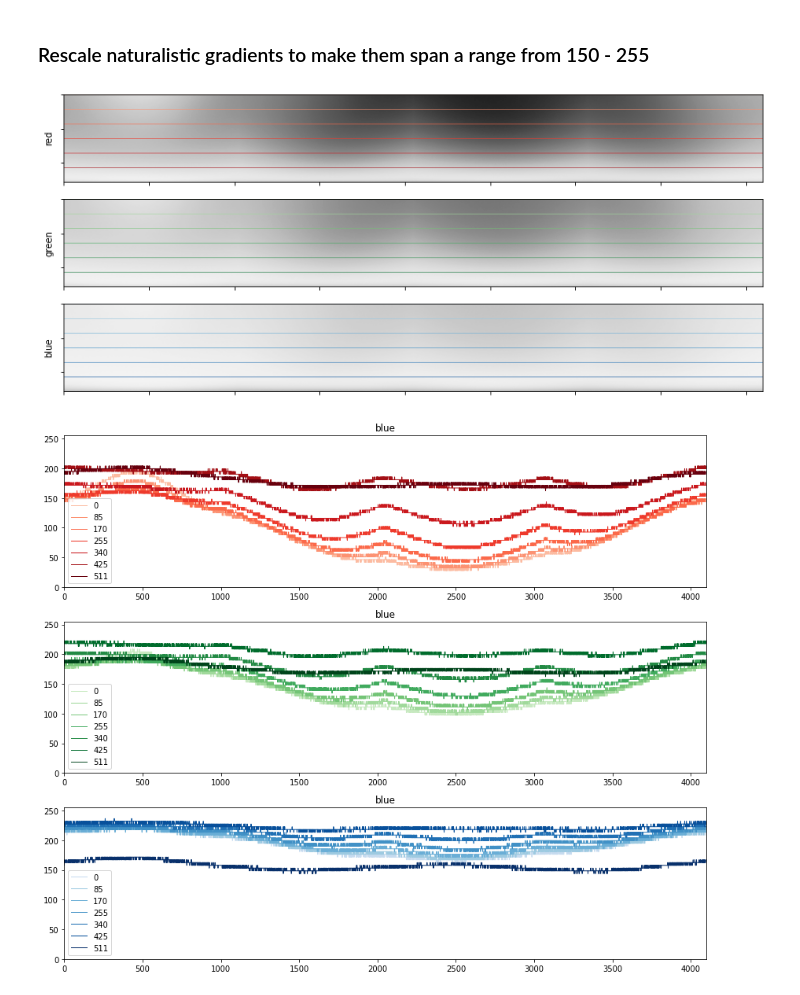
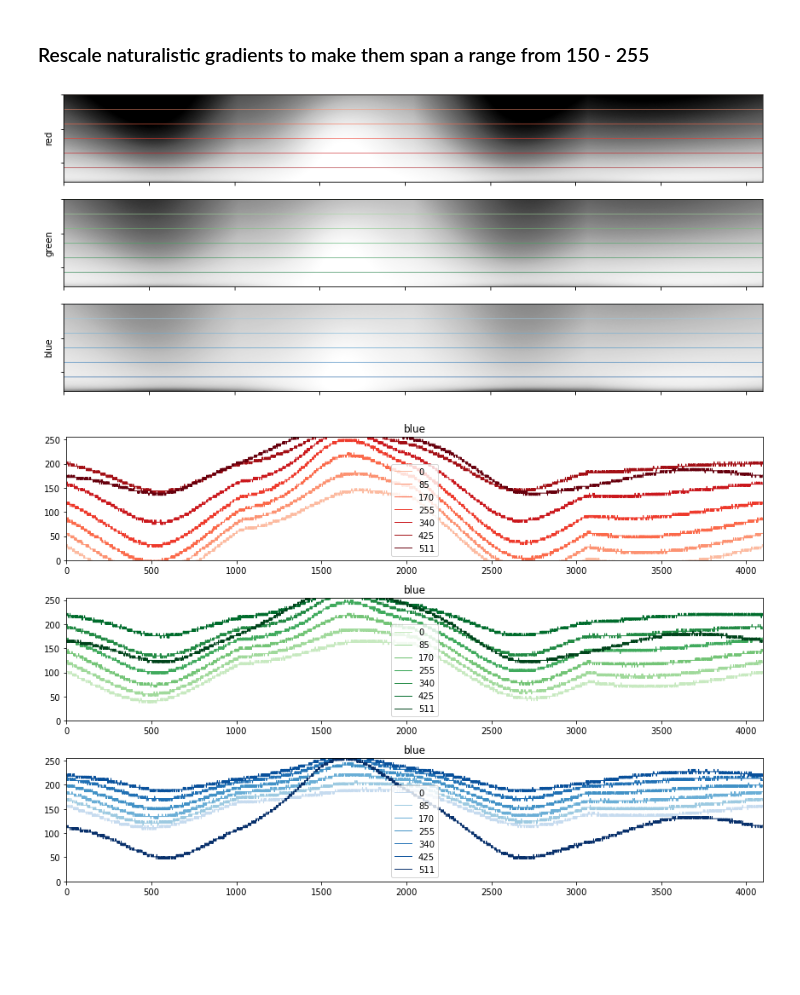
Before and after one commit to hjmh/vrStim, a Jupyter notebook: stimulusComparison.ipynb, the cells around one changed output. Saved outputs shown, nothing was run; the diff lists cells and outputs as text; code cells hidden in the pictures; blank space fills up the shorter version.

```diff
--- a/stimulusComparison.ipynb
+++ b/stimulusComparison.ipynb
@@ -137,7 +137,7 @@ plt.savefig('plots/gradientModulationGenerated.pdf',dpi=400)
 **Load screen brightess measurements and generate transforms of gradients**
 # %%
 Dir = 'screenMeasurements/' #"/Volumes/jayaramanlab/Shivam/" #connect to dm11
-rig = "Shivam" #"Shivam"#
+rig = "Hannah" #"Shivam"#
 
 if rig == "Shivam":
     file2 = rig+"Rig_mean_brightness_level_6.csv"
@@ -207,7 +207,7 @@ for i in range(3):
     for ax in axs[:,i]:
         ax.set_ylim((0,maxBit))
         ax.set_xlabel('Panorama width')
-        ax.set_ylabel('Bit range  (0-white, {}-black)'.format(maxBit));
+        ax.set_ylabel('Bit range  (0-black, {}-white)'.format(maxBit));
         ax.legend(loc = "lower right")
 fig.tight_layout()
 
@@ -279,7 +276,7 @@ for i, pan in enumerate([panGrad, panGradLow, panGradVeryLow, panGradLowBright,
 # %%
 from PIL import Image
 root = './skyGradients/originals/'
-savename = '13h'
+savename = '19h'
 folder = savename+'/'# 'unity-skybox-16h-el48_52-az250_65/'#'unity-skybox-13h-el68_25-az169_56/'#
 
 path = root + folder
@@ -371,24 +373,24 @@ for c in range(3):
     axs[c].set_ylabel(lab[c])
 plt.savefig('./plots/skygradients_RGB_rescaled_{}.pdf'.format(savename))
 # %% [output]
-[figure, old version]
+[figure, new version]
 # %%
-fig, axs = plt.subplots(3,1,figsize=(12,10))
+fig, axs = plt.subplots(3,1,figsize=(12,8))
 for c in range(3):
     cNorm  = colors.Normalize(vmin=-1, vmax=len(elevation))
     myCMap = plt.cm.ScalarMappable(norm=cNorm,cmap=cmaps[c])
     for i, e in enumerate(elevation):
         axs[c].plot(arrSidesScaled[e,:,c],'-',color=myCMap.to_rgba(i+1), label=e, linewidth=1)
 
 for i, ax in enumerate(axs):
     ax.set_ylim(0,255)
     ax.set_xlim(0,grad_F.size[1]*4)
     ax.legend()
     ax.set_title(lab[c])
 fig.tight_layout()
 plt.savefig('./plots/skygradients_RGB_elevationProfileRescaled_{}.pdf'.format(savename))
 # %% [output]
-[figure, old version]
+[figure, new version]
 # %%
 arrSidesScaledBG = (arrSidesScaled[:,:,1]  + arrSidesScaled[:,:,2])/2
 
```
Also changed, not shown: parts of 10 cells of this notebook, 2 other files.
